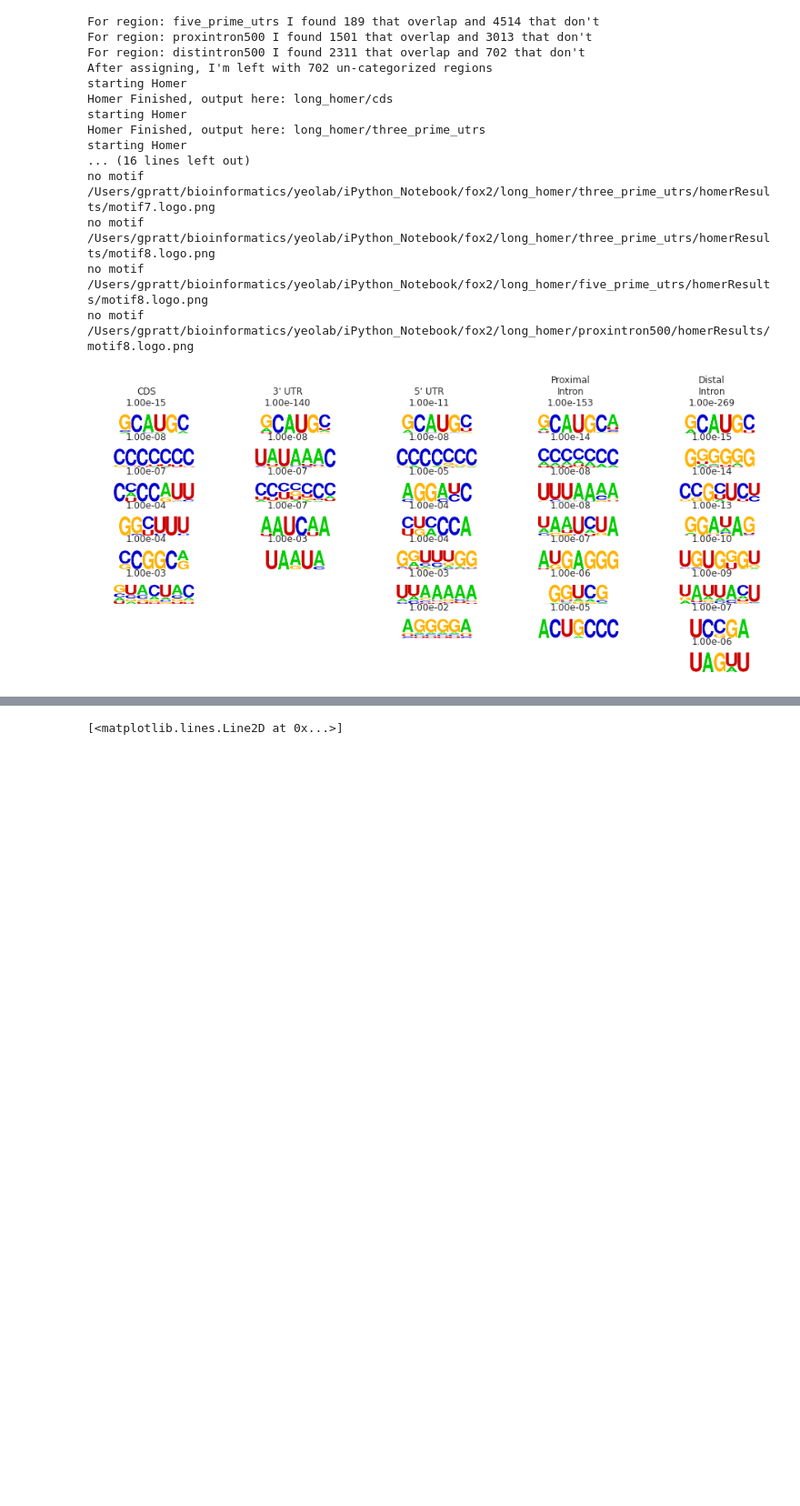
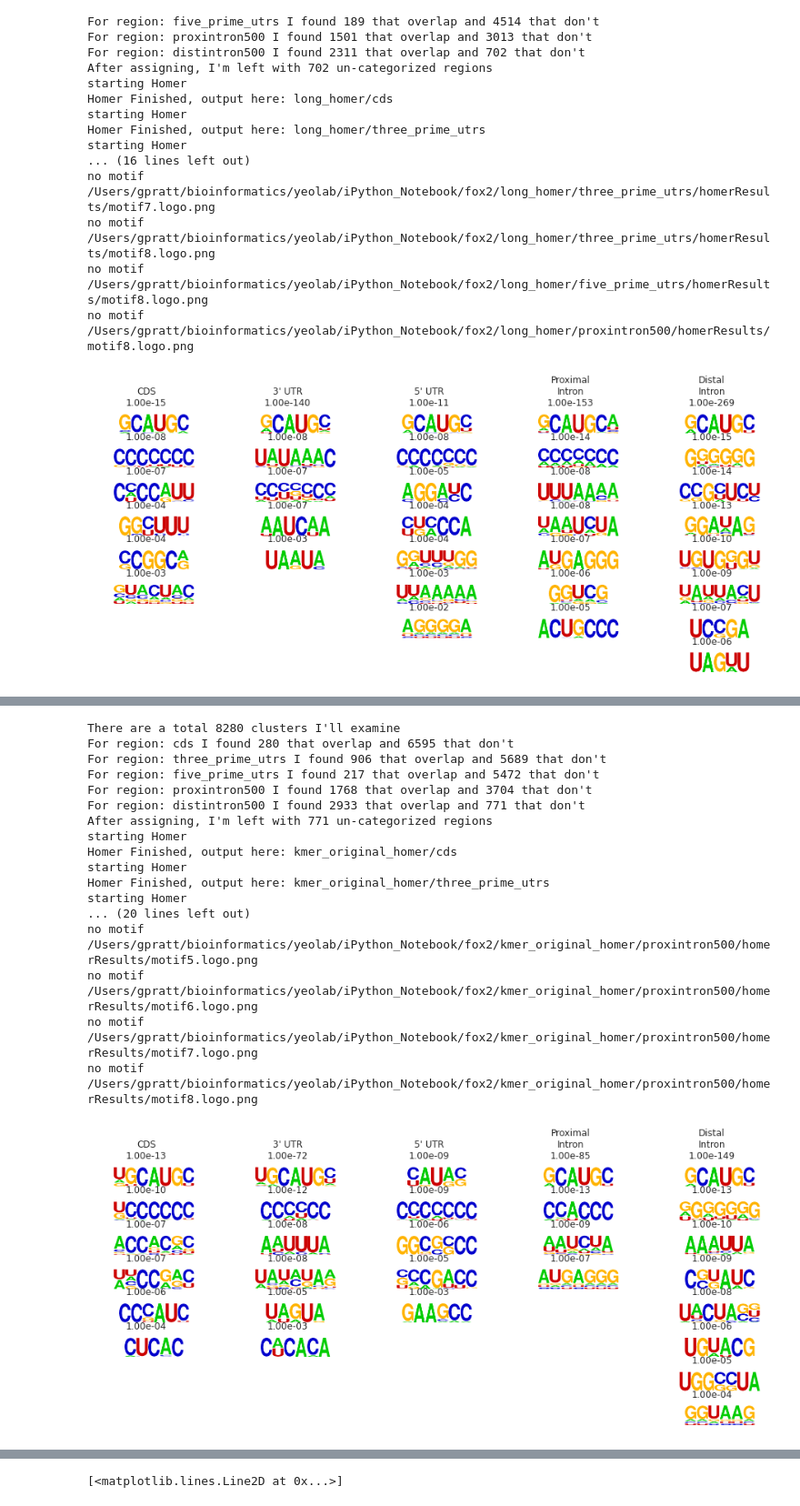
Before and after one commit to gpratt/iPython_Notebook, a Jupyter notebook: fox2/fox2_analysis.ipynb, the cells around one changed output, grey strips where cells are left out. Shown at 91% size. Saved outputs shown, nothing was run; the diff lists cells and outputs as text; code cells hidden in the pictures; blank space fills up the shorter version.

```diff
--- a/fox2/fox2_analysis.ipynb
+++ b/fox2/fox2_analysis.ipynb
@@ -231,3 +304,39 @@ no motif /Users/gpratt/bioinformatics/yeolab/iPython_Notebook/fox2/long_homer/pr
+# %%
+cluster_name = "kmer_original"
+cluster_out = cluster_name + "_homer"
+
+cluster_regions, region_sizes = CLIP_analysis.assign_to_regions(bedtool_kmer_original, cluster_name, "/Users/gpratt/bioinformatics/genomes/hg19/chromosomes/all.fa",
+                                "regions", regions, "assigned", "fasta")
+
+CLIP_analysis.calculate_homer_motifs([5,6,7], regions, cluster_name, "fasta", cluster_out)
+
+fig = plt.figure(figsize=(20, 20))
+full_grid = gridspec.GridSpec(6, 4)
+motif_grid = gridspec.GridSpecFromSubplotSpec(1, 6,
+                                              subplot_spec=full_grid[4:6, :],
+                                              hspace=0,
+                                              wspace=0)
+
+viz.build_common_motifs(motif_grid, "/Users/gpratt/bioinformatics/yeolab/iPython_Notebook/fox2/" + cluster_out)
+# %% [output]
+There are a total 8280 clusters I'll examine
+For region: cds I found 280 that overlap and 6595 that don't
+For region: three_prime_utrs I found 906 that overlap and 5689 that don't
+For region: five_prime_utrs I found 217 that overlap and 5472 that don't
+For region: proxintron500 I found 1768 that overlap and 3704 that don't
+For region: distintron500 I found 2933 that overlap and 771 that don't
+After assigning, I'm left with 771 un-categorized regions
+starting Homer
+Homer Finished, output here: kmer_original_homer/cds
+starting Homer
+Homer Finished, output here: kmer_original_homer/three_prime_utrs
+starting Homer
+... (20 lines left out)
+no motif /Users/gpratt/bioinformatics/yeolab/iPython_Notebook/fox2/kmer_original_homer/proxintron500/homerResults/motif5.logo.png
+no motif /Users/gpratt/bioinformatics/yeolab/iPython_Notebook/fox2/kmer_original_homer/proxintron500/homerResults/motif6.logo.png
+no motif /Users/gpratt/bioinformatics/yeolab/iPython_Notebook/fox2/kmer_original_homer/proxintron500/homerResults/motif7.logo.png
+no motif /Users/gpratt/bioinformatics/yeolab/iPython_Notebook/fox2/kmer_original_homer/proxintron500/homerResults/motif8.logo.png
+[figure, added]
 # %%
 bedtool_kmer_normal = pybedtools.BedTool("/Users/gpratt/bioinformatics/yeolab/projects/fox2_iclip/analysis/ad-hoc/FOX2.kmer_normal.peaks.bed")
 
```
Also changed, not shown: parts of 123 cells of this notebook, 2 other files.
